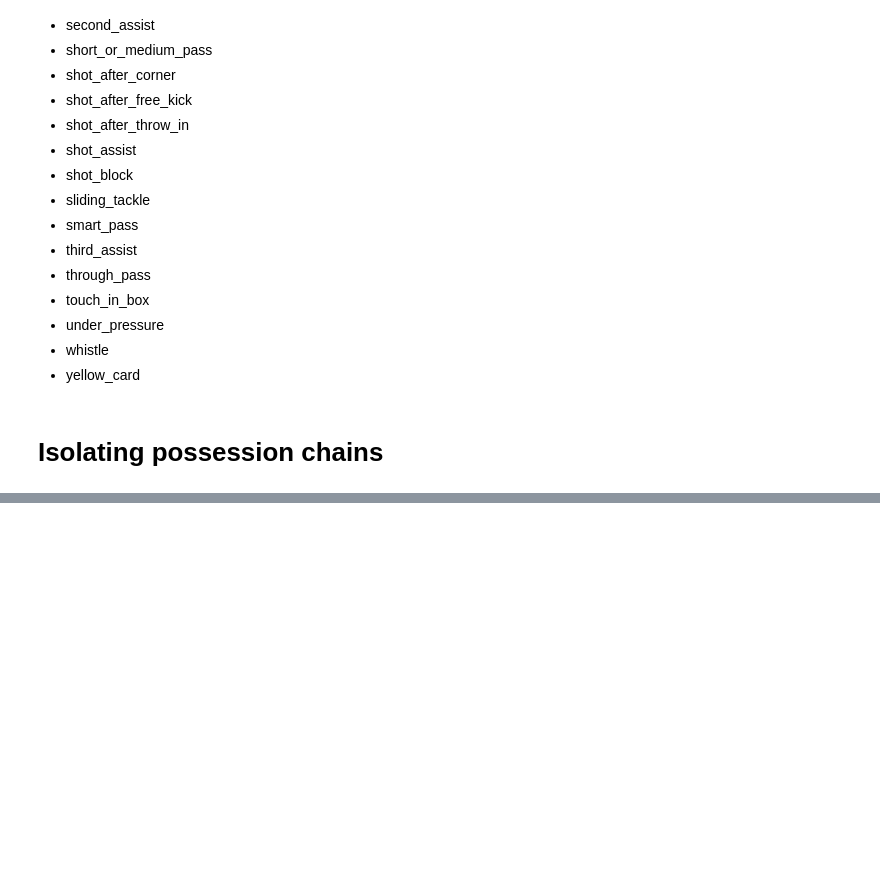
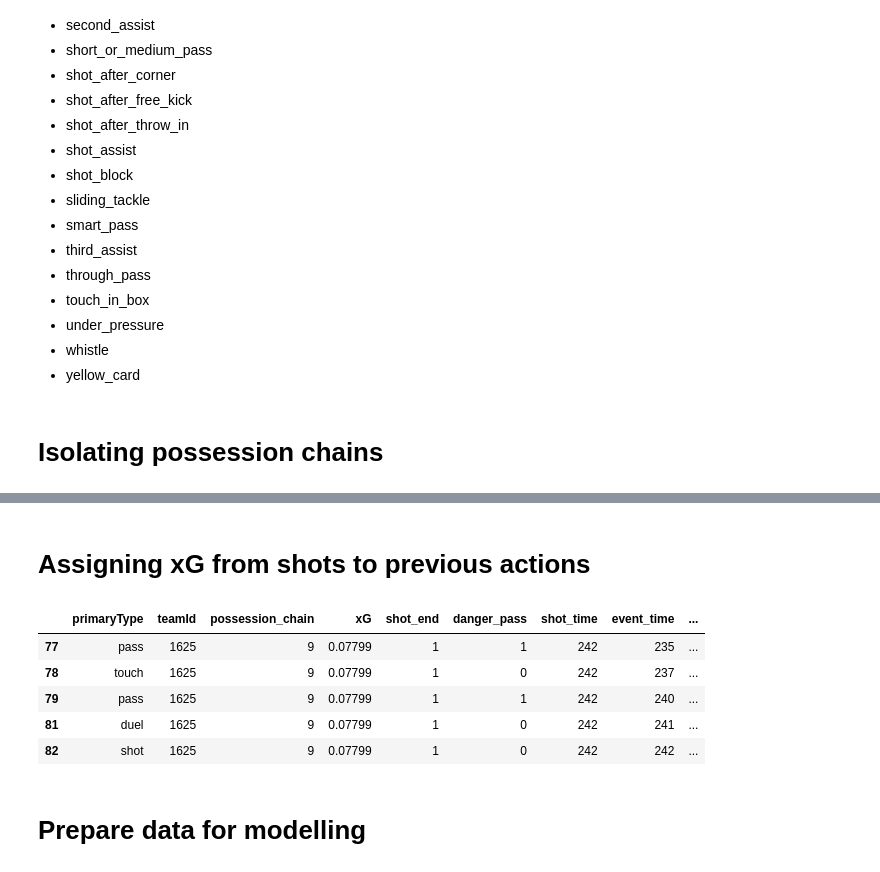
Before and after one commit to MarijnSt/soccermatics-project-2, a Jupyter notebook: expected_danger.ipynb, the cells around one changed output, grey strips where cells are left out. Drawn from its saved outputs; the diff is of its cells as text; code cells hidden in the pictures; blank space fills up the shorter version.

```diff
--- a/expected_danger.ipynb
+++ b/expected_danger.ipynb
@@ -74,13 +74,20 @@ For example: we have the ball and play some passes, we lose the ball, recover, m
 df["primaryType"] = df["type"].apply(lambda x: x["primary"] if isinstance(x, dict) else None)
 df["secondaryType"] = df["type"].apply(lambda x: x["secondary"] if isinstance(x, dict) else [])
 
+# Set team id column
+df["teamId"] = df["team"].apply(lambda x: x["id"])
+
 # Look at next event
 next_event = df.shift(-1, fill_value=0)
 df["nextPrimaryType"] = next_event["primaryType"]
 df["nextSecondaryType"] = next_event["secondaryType"]
-df["nextTeam"] = next_event["team"]
+df["nextTeamId"] = next_event["team"].apply(lambda x: x["id"] if isinstance(x, dict) else x)
 df["kickedOut"] = df["nextSecondaryType"].apply(lambda x: 'ball_out' in x if isinstance(x, list) else False)
 print(f"Init: {df.shape}")
+
+# Drop when nextTeam is 0
+df = df[df["nextTeamId"] != None]
+print(f"Dropped when nextTeam is 0: {df.shape}")
 
 # Drop game interruptions
 df = df[~df["primaryType"].isin(["game_interruption"])]
@@ -90,6 +97,14 @@ print(f"Dropped game interruptions: {df.shape}")
 df = df[~((df["primaryType"] == "duel") & (df["secondaryType"].apply(lambda x: "loss" in x)))]
 print(f"Dropped lost duels: {df.shape}")
 
+# Drop shot against (for example: penalties have two records: penalty and shot_against)
+df = df[~df["primaryType"].isin(["shot_against"])]
+print(f"Dropped shot against: {df.shape}")
+
+# Drop keeper exit
+df = df[~df["primaryType"].isin(["goalkeeper_exit"])]
+print(f"Dropped keeper exit: {df.shape}")
+
 # Drop save attempts
 save_types = ["save", "save_with_reflex", "penalty_save"]
 df = df[~df["secondaryType"].apply(lambda x: any(save_type in x for save_type in save_types) if isinstance(x, list) else False)]
@@ -179,7 +213,7 @@ def isolate_chains(df):
     """
     # Init chain variables
     chain = 0
-    chain_team = df.iloc[0]["team"]["id"]
+    chain_team = df.iloc[0]["teamId"]
     period = df.iloc[0]["matchPeriod"]
     stop_criterion = 0
     df["possession_chain"] = 0
@@ -192,23 +226,27 @@ def isolate_chains(df):
         df.at[i, "possession_chain_team"] = chain_team
 
         # If pass was inaccurate, add 1 to stop criterion
-        if row["team"]["id"] == chain_team and row["primaryType"] == "pass" and row["pass"]["accurate"] == False:
+        if row["teamId"] == chain_team and row["primaryType"] == "pass" and row["pass"]["accurate"] == False:
             stop_criterion += 1
 
         # If clearance ends up with opponent, add 1 to stop criterion
-        if row["primaryType"] == "clearance" and row["nextTeam"]["id"] != chain_team:
+        if row["primaryType"] == "clearance" and row["nextTeamId"] != chain_team:
             stop_criterion += 1
 
         # If opponent won a duel, add 1 to stop criterion
-        if row["team"]["id"] != chain_team and row["primaryType"] == "duel":
+        if row["teamId"] != chain_team and row["primaryType"] == "duel":
             stop_criterion += 1
 
         # If opponent interception, add 2 to stop criterion
-        if row["team"]["id"] != chain_team and row["primaryType"] == "interception":
+        if row["teamId"] != chain_team and row["primaryType"] == "interception":
             stop_criterion += 2
 
-        # Other ways to stop a chain: shot, foul, offside, fairplay
-        if row["primaryType"] in ["shot", "foul", "offside", "fairplay"]:
+        # Other ways to stop a chain in primaryType
+        if row["primaryType"] in ["shot", "offside", "fairplay", "penalty", "own_goal"]:
+            stop_criterion += 2
+
+        # Stop a chain on a foul unless it's a penalty
+        if row["primaryType"] == "infraction" and row["nextPrimaryType"] != "penalty":
             stop_criterion += 2
 
         # If ball out, add 2 to stop criterion
@@ -223,7 +261,7 @@ def isolate_chains(df):
         if row["matchPeriod"] != period:
             stop_criterion = 0
             chain += 1
-            chain_team = row["team"]["id"]
+            chain_team = row["teamId"]
             period = row["matchPeriod"]
             df.at[i, "possession_chain"] = chain
             df.at[i, "possession_chain_team"] = chain_team
@@ -232,7 +270,7 @@ def isolate_chains(df):
         if stop_criterion >= 2:
             chain += 1
             stop_criterion = 0
-            chain_team = row["nextTeam"]["id"]
+            chain_team = row["nextTeamId"]
 
     return df
 
@@ -268,0 +294,2 @@ df.iloc[10:25][["primaryType", "possession_chain", "team", "nextTeam", "nextPrim
+# %% [markdown]
+# Assigning xG from shots to previous actions
@@ -268,0 +397,11 @@ df.iloc[10:25][["primaryType", "possession_chain", "team", "nextTeam", "nextPrim
+# %%
+df.loc[df["possession_chain"].isin([9])][["primaryType", "teamId", "possession_chain", "xG", "shot_end", "danger_pass", "shot_time", "event_time", "delta_time"]]
+# %% [output]
+|  | primaryType | teamId | possession_chain | xG | shot_end | danger_pass | shot_time | event_time | ... |
+| 77 | pass | 1625 | 9 | 0.07799 | 1 | 1 | 242 | 235 | ... |
+| 78 | touch | 1625 | 9 | 0.07799 | 1 | 0 | 242 | 237 | ... |
+| 79 | pass | 1625 | 9 | 0.07799 | 1 | 1 | 242 | 240 | ... |
+| 81 | duel | 1625 | 9 | 0.07799 | 1 | 0 | 242 | 241 | ... |
+| 82 | shot | 1625 | 9 | 0.07799 | 1 | 0 | 242 | 242 | ... |
+# %% [markdown]
+# Prepare data for modelling
```
Also changed, not shown: parts of 9 cells of this notebook.
